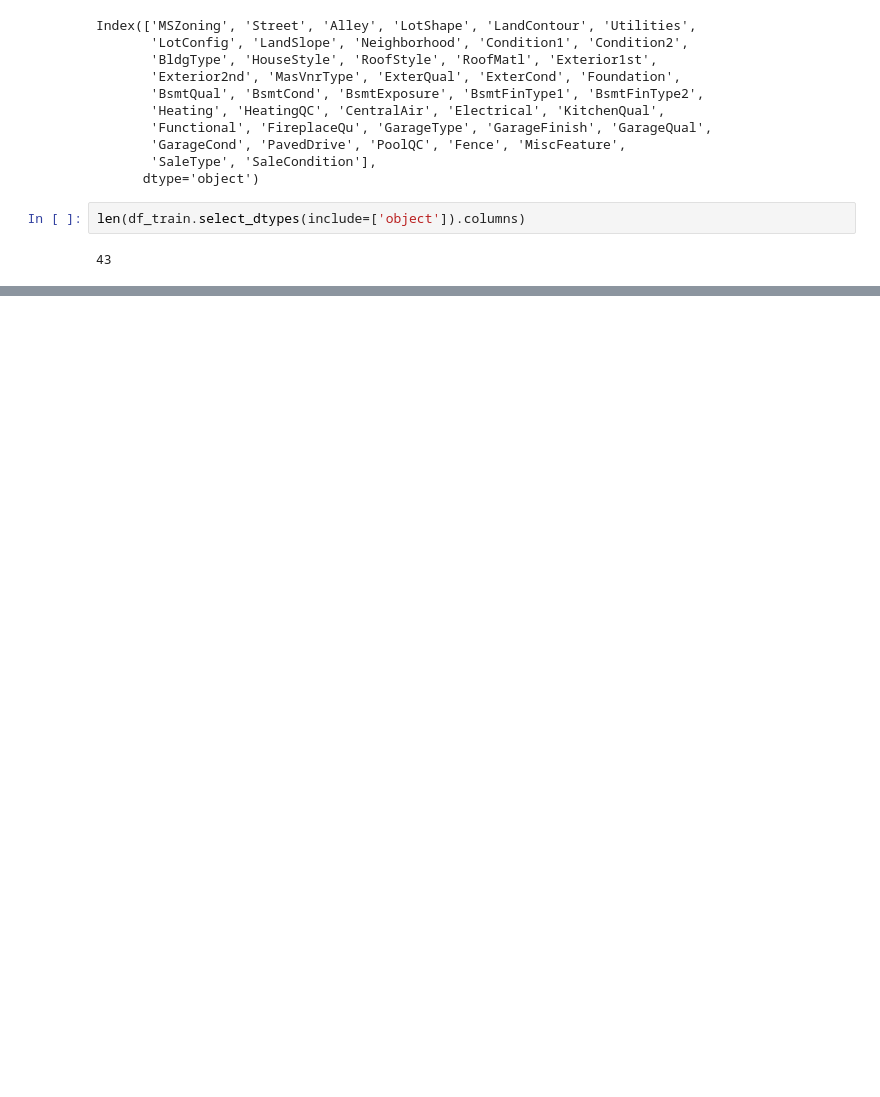
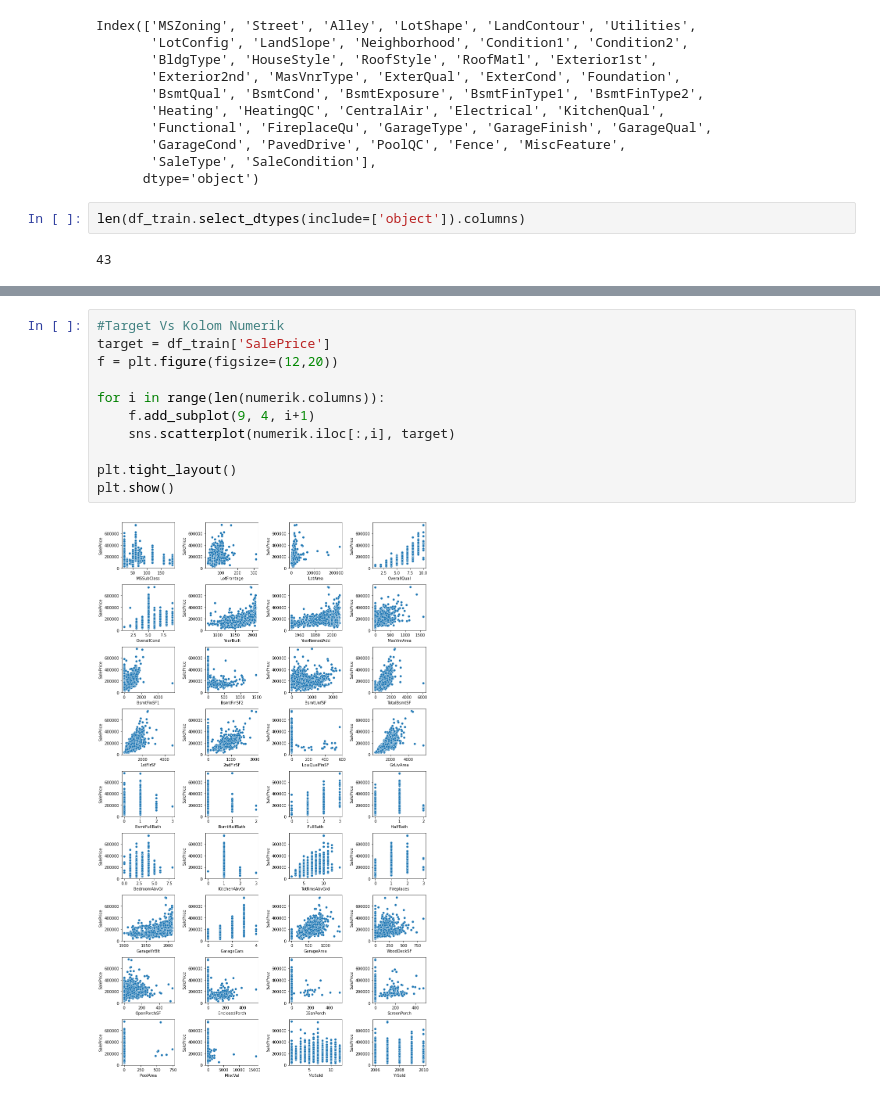
Before and after one commit to setyo-dwi-pratama/FGA-DTS-KOMINFO-Challenge, a Jupyter notebook: Regression.ipynb, the cells around one changed output, grey strips where cells are left out. Saved outputs shown, nothing was run; the diff lists cells and outputs as text; blank space fills up the shorter version.

```diff
--- a/Regression.ipynb
+++ b/Regression.ipynb
@@ -136,0 +155,13 @@ rmse_cv(model_lasso).mean()
+# %%
+#Target Vs Kolom Numerik
+target = df_train['SalePrice']
+f = plt.figure(figsize=(12,20))
+
+for i in range(len(numerik.columns)):
+    f.add_subplot(9, 4, i+1)
+    sns.scatterplot(numerik.iloc[:,i], target)
+
+plt.tight_layout()
+plt.show()
+# %% [output]
+[figure, added]
```
Also changed, not shown: parts of 28 cells of this notebook.
